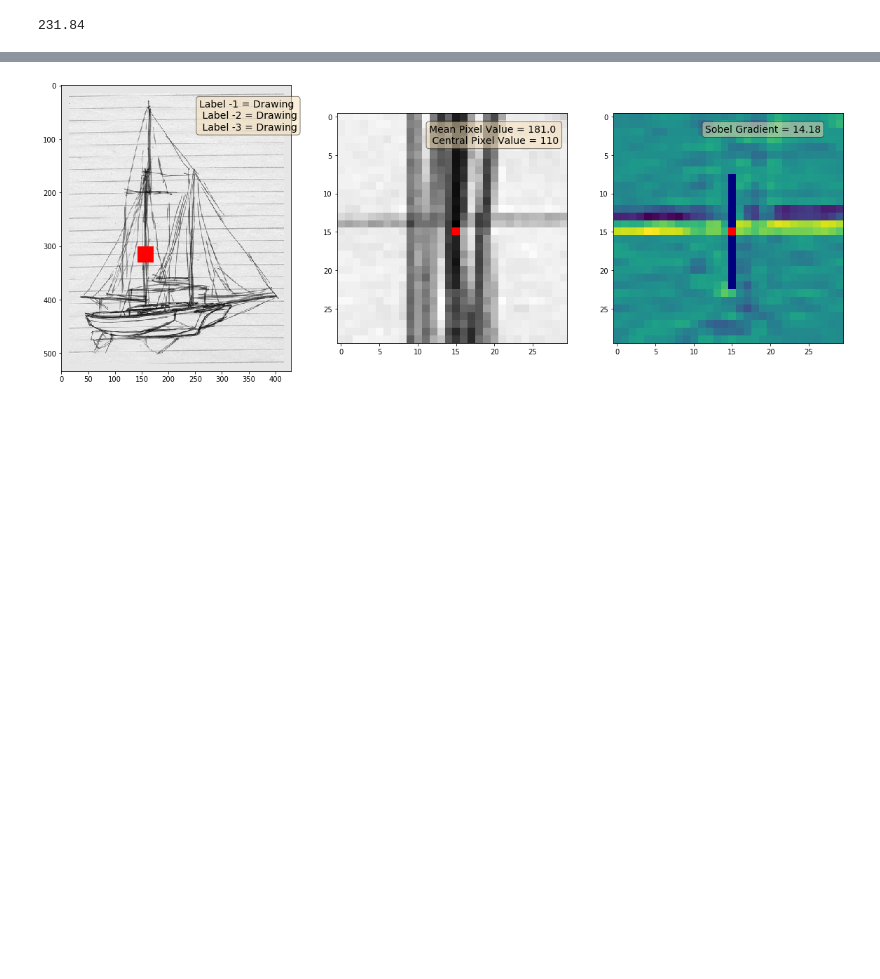
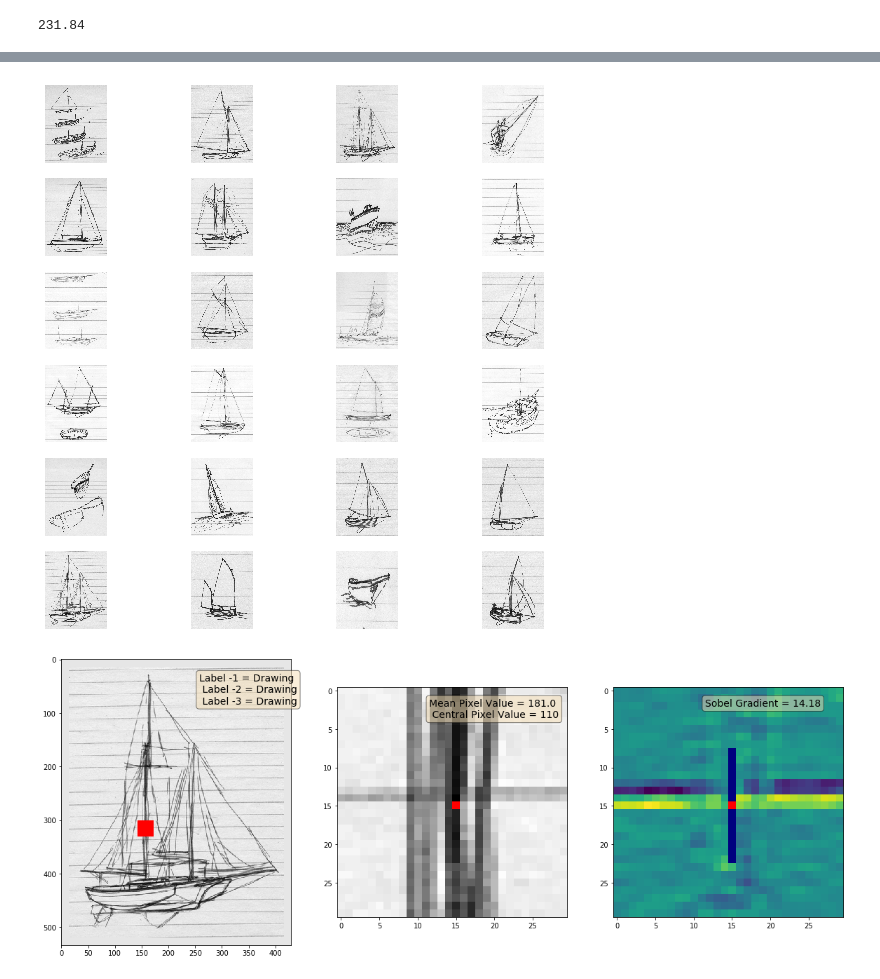
Before and after one commit to reiffd7/line_remover_, a Jupyter notebook: notebooks/CNN_demo.ipynb, the cells around one changed output, grey strips where cells are left out. Drawn from its saved outputs; the diff is of its cells as text; code cells hidden in the pictures; blank space fills up the shorter version.

```diff
--- a/notebooks/CNN_demo.ipynb
+++ b/notebooks/CNN_demo.ipynb
@@ -104,3 +110,12 @@ IndexError: index 20 is out of bounds for axis 0 with size 0
+# %%
+x =standardizer_subset.greyscale_image_list
+# %%
+fig, ax = plt.subplots(6, 4, figsize=(10, 10))
+for i, a in enumerate(ax.flatten()):
+    a.imshow(x[i], cmap='gray')
+    a.set_axis_off()
+# %% [output]
+[figure, added]
 # %%
 images = ImageGenerator(bin_image, grey_image, img_name)
 images.pad(15, 200)
```
Also changed, not shown: parts of 9 cells of this notebook, 13 other files.
